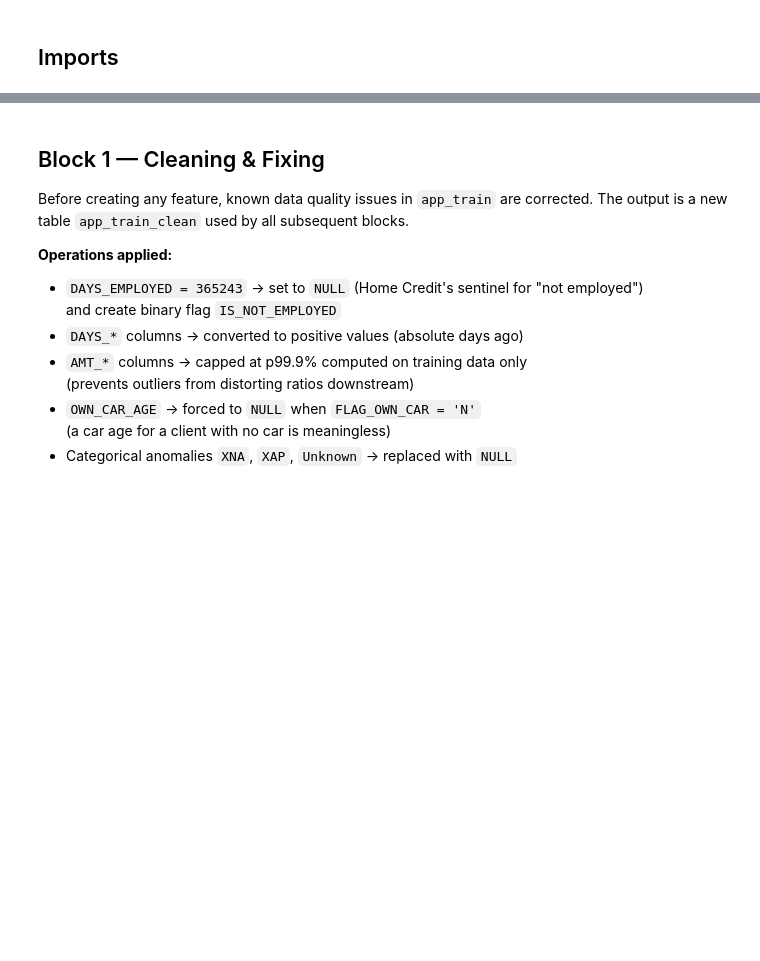
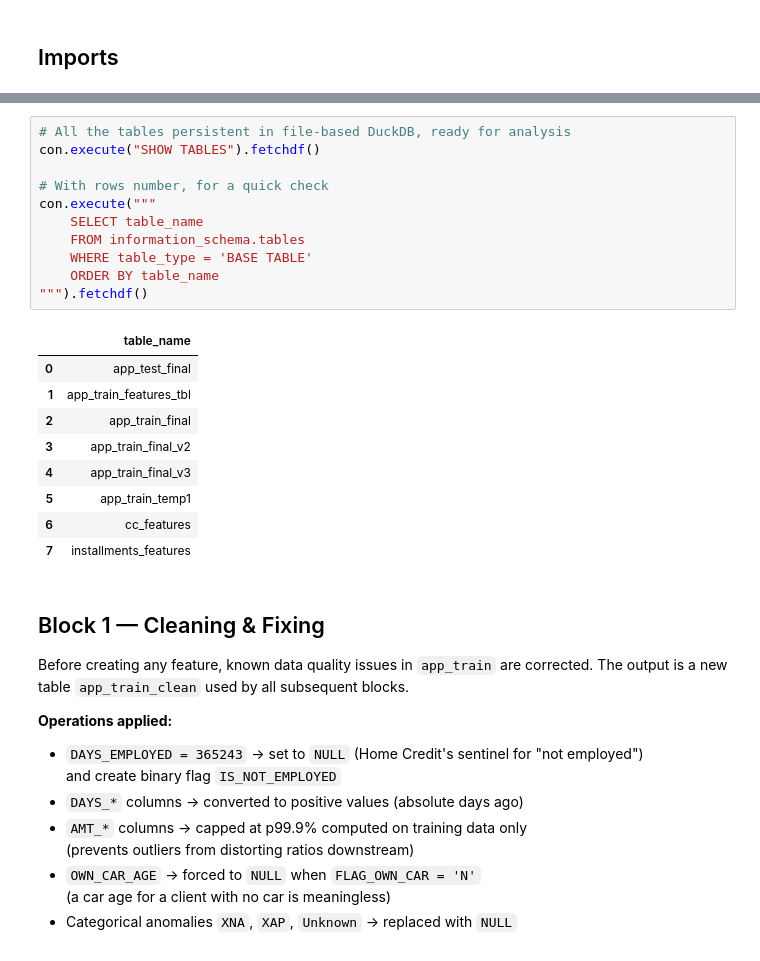
Before and after one commit to dimitrimovila/credit_risk_model, a Jupyter notebook: 02_feature_engineering.ipynb, the cells around one changed output, grey strips where cells are left out. Cells and saved outputs as stored; diff of their text form; blank space fills up the shorter version.

Commit message:
test set ready

```diff
--- a/02_feature_engineering.ipynb
+++ b/02_feature_engineering.ipynb
@@ -91,6 +90,27 @@ Registering datasets as SQL Views...
 | 5 | pos_cash | 10001358 |
 | 6 | installments | 13605401 |
 | 7 | credit_card | 3840312 |
+# %%
+# All the tables persistent in file-based DuckDB, ready for analysis
+con.execute("SHOW TABLES").fetchdf()
+
+# With rows number, for a quick check
+con.execute("""
+    SELECT table_name
+    FROM information_schema.tables
+    WHERE table_type = 'BASE TABLE'
+    ORDER BY table_name
+""").fetchdf()
+# %% [output]
+|  | table_name |
+| 0 | app_test_final |
+| 1 | app_train_features_tbl |
+| 2 | app_train_final |
+| 3 | app_train_final_v2 |
+| 4 | app_train_final_v3 |
+| 5 | app_train_temp1 |
+| 6 | cc_features |
+| 7 | installments_features |
 # %% [markdown]
 ## Block 1 — Cleaning & Fixing
 
```
Also changed, not shown: parts of 27 cells of this notebook.
